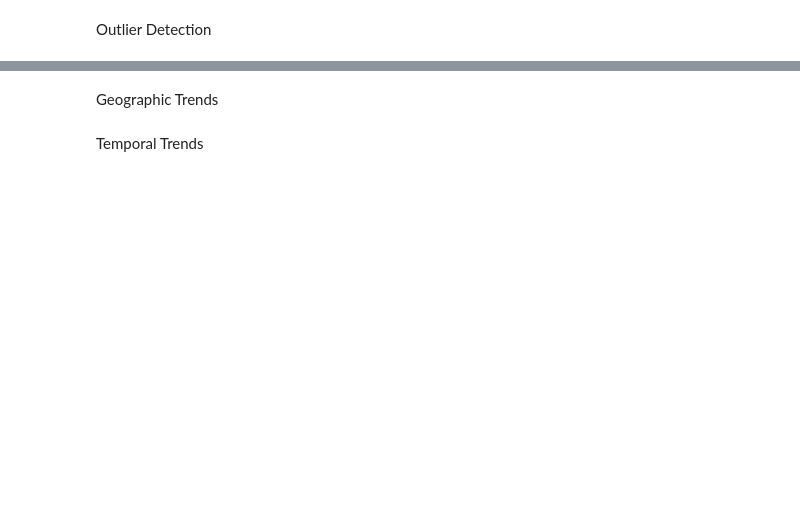
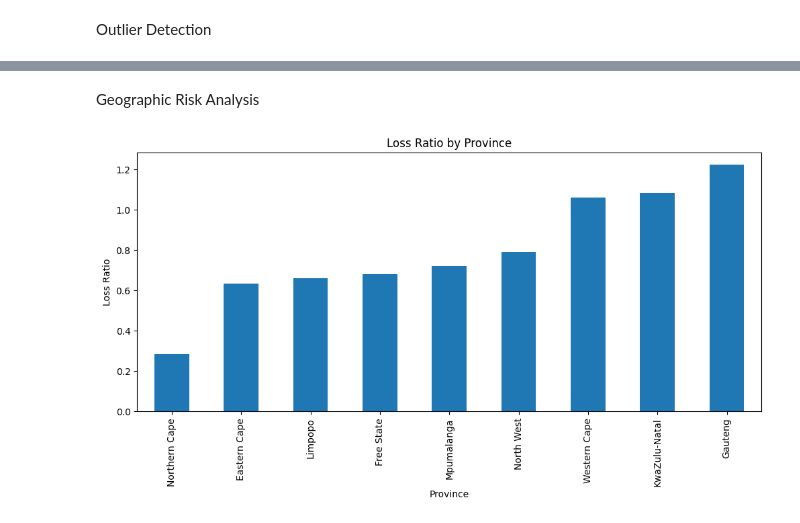
Before and after one commit to melimhur-eng/insurance-risk-analytics, a Jupyter notebook: notebooks/01_eda.ipynb, the cells around one changed output, grey strips where cells are left out. Drawn from its saved outputs; the diff is of its cells as text; code cells hidden in the pictures; blank space fills up the shorter version.

Commit message:
complete exploratory data analysis

```diff
--- a/notebooks/01_eda.ipynb
+++ b/notebooks/01_eda.ipynb
@@ -43,12 +86,2 @@ Feature Engineering
-# %%
-df["LossRatio"] = (
-    df["TotalClaims"] /
-    df["TotalPremium"]
-)
-
-df["Margin"] = (
-    df["TotalPremium"] -
-    df["TotalClaims"]
-)
 # %% [markdown]
 Univariate Analysis
@@ -69,6 +108,6 @@ plot_boxplot(df, "CustomValueEstimate")
-# %% [markdown]
-Geographic Trends
+# %% [markdown]
+Geographic Risk Analysis
 # %%
-plot_loss_ratio_by_category(df, "Province")
+plot_loss_ratio(df, "Province")
+# %% [output]
+[figure, added]
-# %% [markdown]
-Temporal Trends
```
Also changed, not shown: parts of 25 cells of this notebook, 2 other files.
